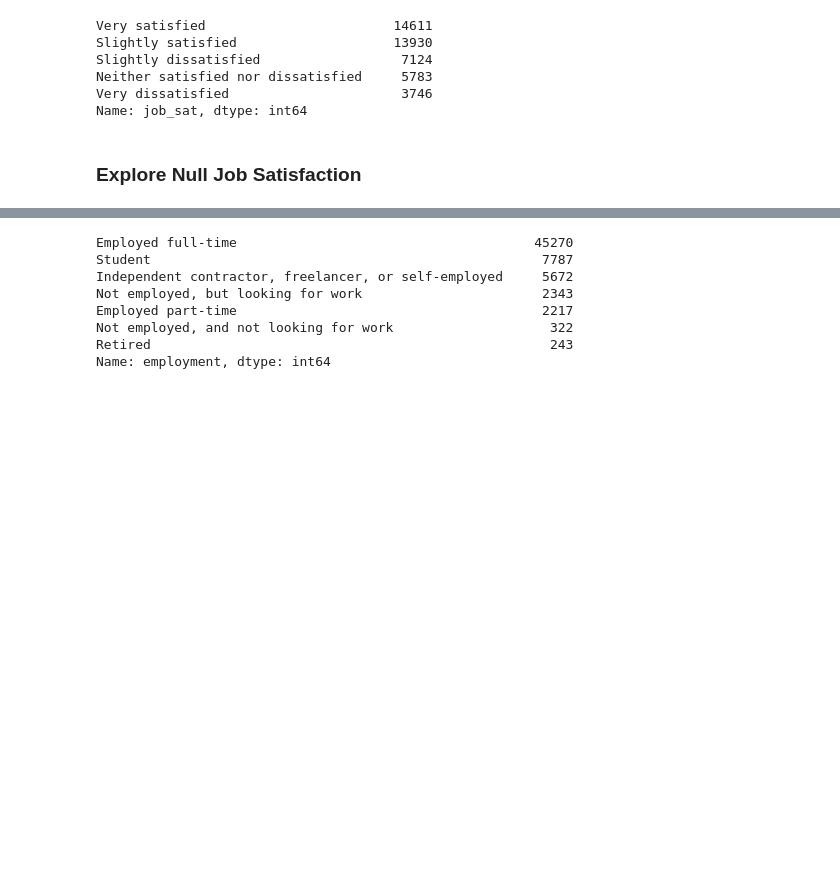
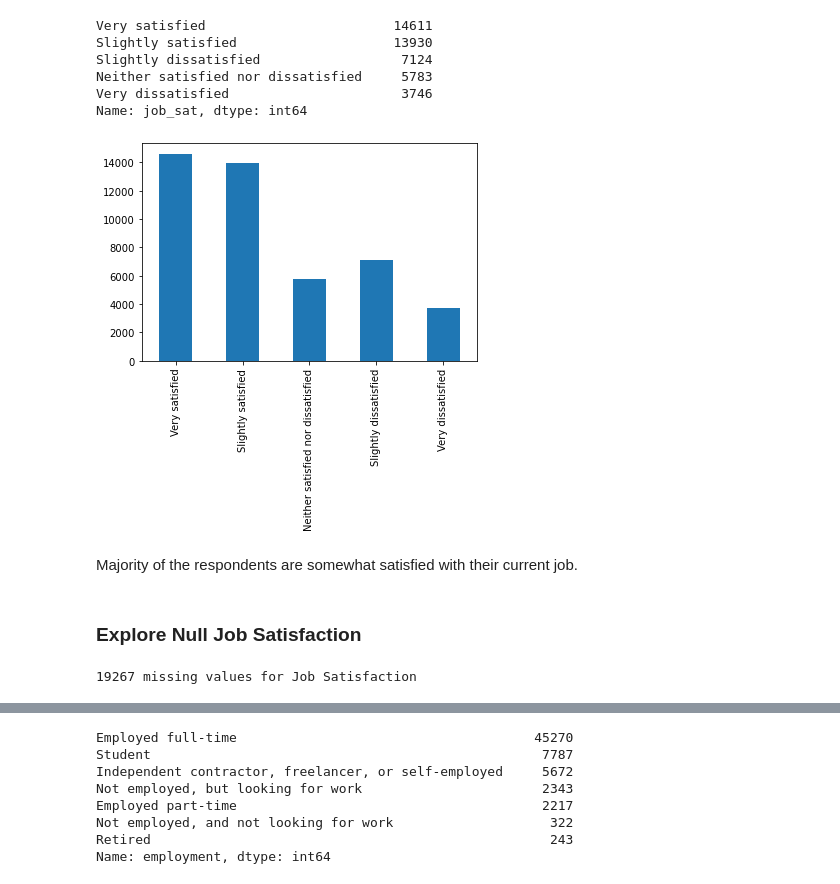
Before and after one commit to netxph/so-analysis, a Jupyter notebook: notebook/02-so-eda.ipynb, the cells around one changed output, grey strips where cells are left out. Cells and saved outputs as stored; diff of their text form; code cells hidden in the pictures; blank space fills up the shorter version.

Commit message:
add graphs

```diff
--- a/notebook/02-so-eda.ipynb
+++ b/notebook/02-so-eda.ipynb
@@ -73,8 +73,19 @@ Slightly dissatisfied                  7124
 Neither satisfied nor dissatisfied     5783
 Very dissatisfied                      3746
 Name: job_sat, dtype: int64
+# %%
+df.job_sat.value_counts().sort_index().plot(kind='bar');
+# %% [output]
+[figure, added]
+# %% [markdown]
+Majority of the respondents are somewhat satisfied with their current job.
 # %% [markdown]
 ### Explore Null Job Satisfaction
+# %%
+missing_js = df.job_sat.isnull().sum()
+print(f"{missing_js} missing values for Job Satisfaction")
+# %% [output]
+19267 missing values for Job Satisfaction
 # %%
 df[df.job_sat.isnull()][["job_sat","dev_type", "job_factors", "job_seek", "employment"]]
 # %% [output]
```
Also changed, not shown: parts of 4 cells of this notebook.
